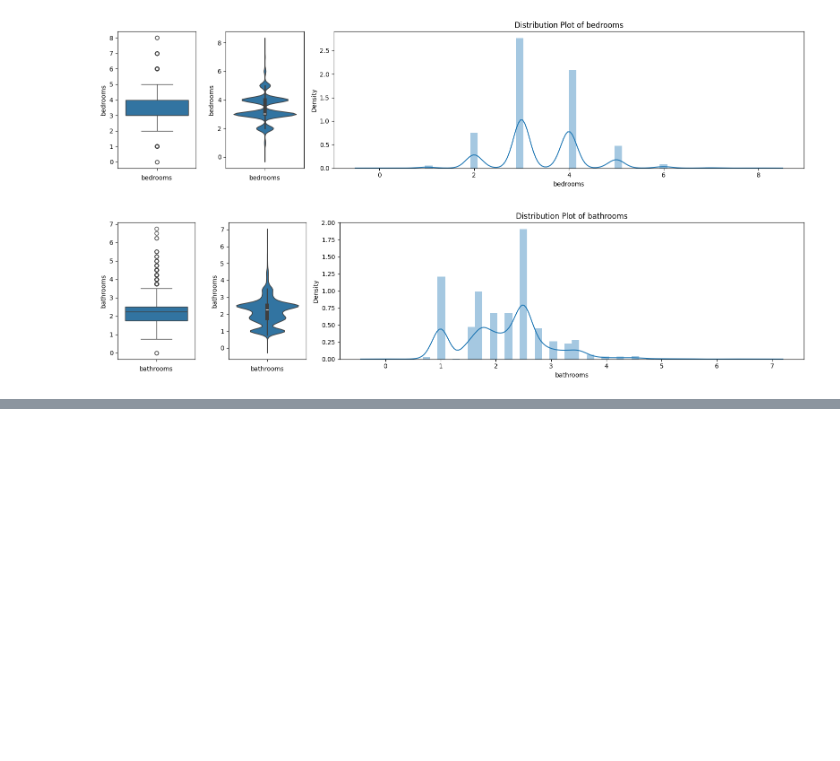
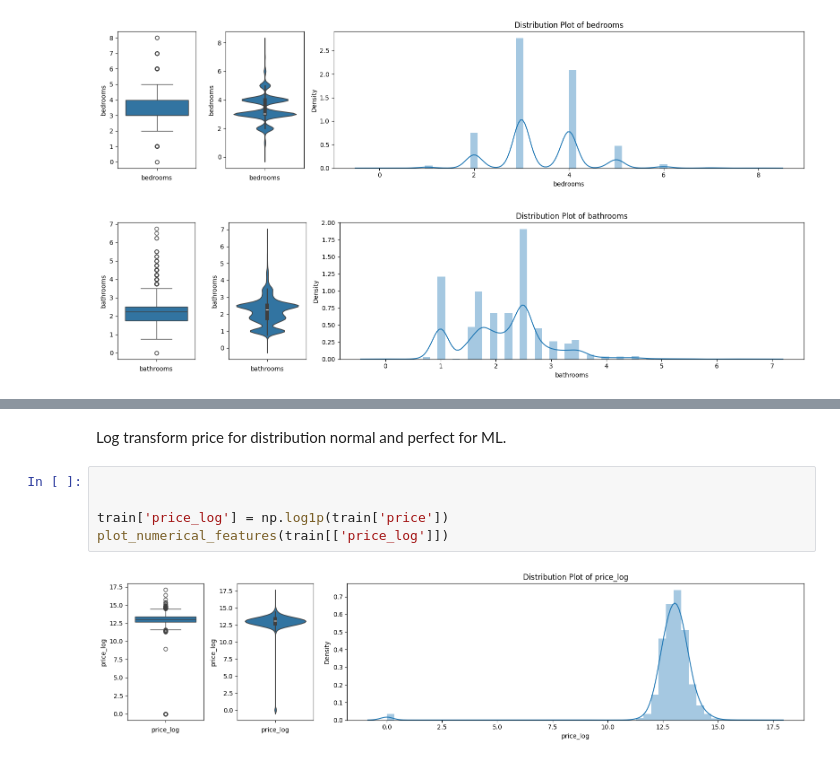
Before and after one commit to sumitdas9706563464-ux/house_price_predection, a Jupyter notebook: need/house_price_predection_analysis.ipynb, the cells around one changed output, grey strips where cells are left out. Cells and saved outputs as stored; diff of their text form; blank space fills up the shorter version.

```diff
--- a/need/house_price_predection_analysis.ipynb
+++ b/need/house_price_predection_analysis.ipynb
@@ -342,0 +392,10 @@ plot_numerical_features(train[numerical_features[1:3]])
+# %% [markdown]
+Log transform price
+for distribution normal and perfect for ML.
+# %%
+
+
+train['price_log'] = np.log1p(train['price'])
+plot_numerical_features(train[['price_log']])
+# %% [output]
+[figure, added]
```
Also changed, not shown: parts of 13 cells of this notebook.
